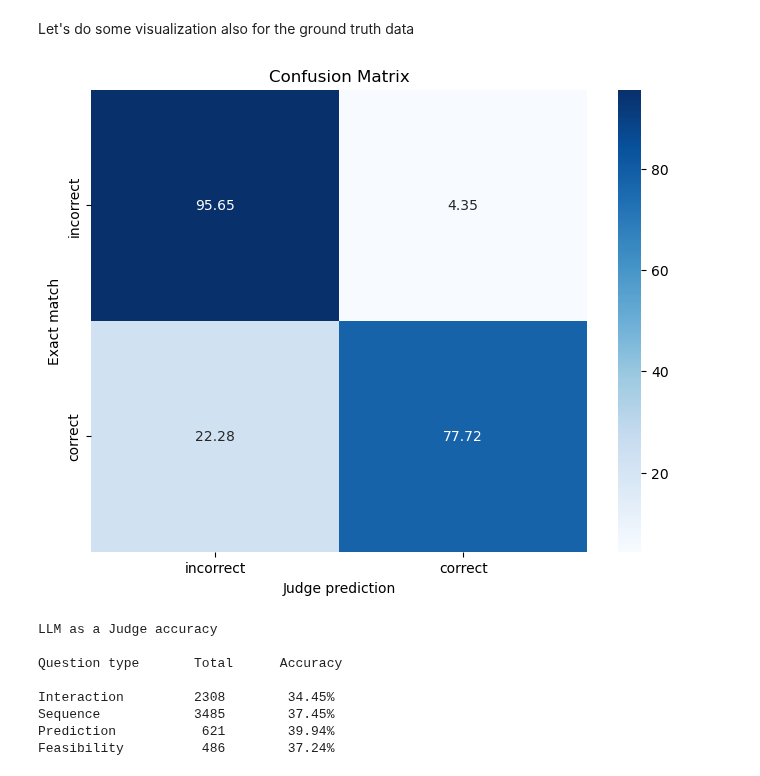
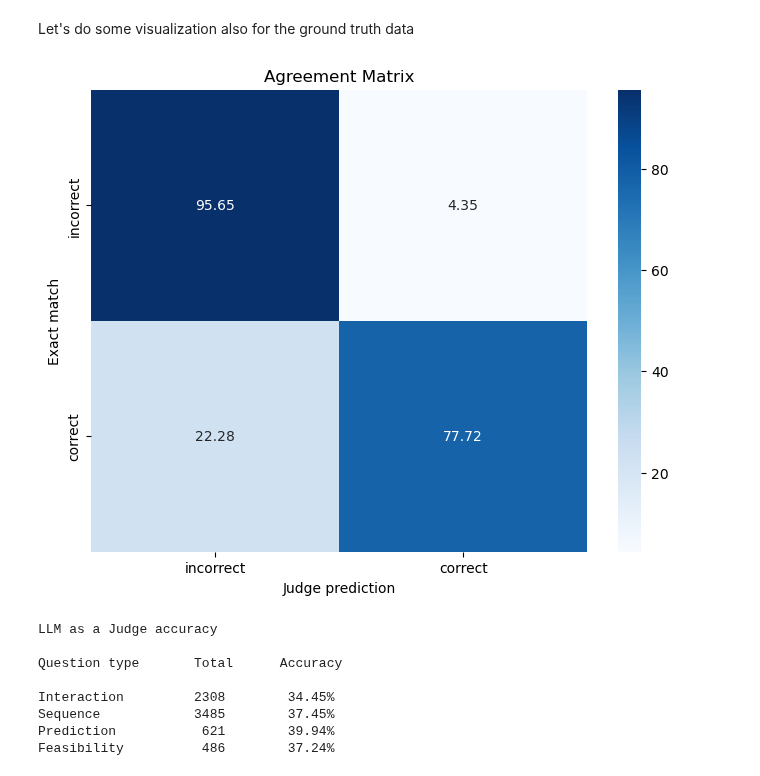
Before and after one commit to FabioLusha/video-neurosymbolic, a Jupyter notebook: star_code/experiments/week_0224_llama8b_as_judge.ipynb, the cells around one changed output. Drawn from its saved outputs; the diff is of its cells as text; code cells hidden in the pictures.

```diff
--- a/star_code/experiments/week_0224_llama8b_as_judge.ipynb
+++ b/star_code/experiments/week_0224_llama8b_as_judge.ipynb
@@ -762,25 +762,25 @@ judge_pred_correct_mask = (judge_pred_df['pred'] == 'correct')
 # %%
 # Compute the confusion matrix
 
 exact_match_labels = exact_match_pred.astype(int)
 judge_pred_labels = judge_pred_correct_mask.astype(int)
 
 cm = confusion_matrix(exact_match_labels, judge_pred_labels)
 
 # Normalize the confusion matrix to percentage
 cm = cm.astype('float') / cm.sum(axis=1)[:, np.newaxis] * 100
 
 # Plot the confusion matrix using Seaborn
 plt.figure(figsize=(8, 6))
 sns.heatmap(cm, annot=True, fmt='.2f', cmap='Blues',
             xticklabels=['incorrect', 'correct'],
             yticklabels=['incorrect', 'correct'])
 plt.xlabel('Judge prediction')
 plt.ylabel('Exact match')
-plt.title('Confusion Matrix')
+plt.title('Agreement Matrix')
 plt.show()
 # %% [output]
-[figure, old version]
+[figure, new version]
 # %%
 def print_acc(eval_df, acc_fn):
     print(f"{'Question type':<15}{'Total':^15}{'Accuracy':^10}\n")
```
Also changed, not shown: 6 other files.
